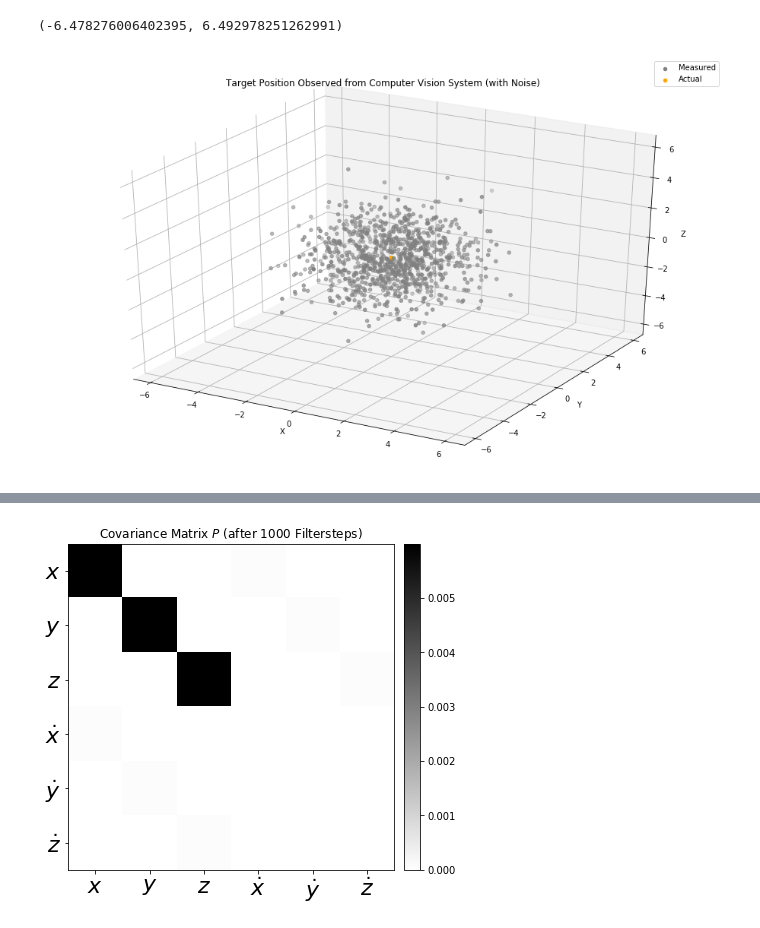
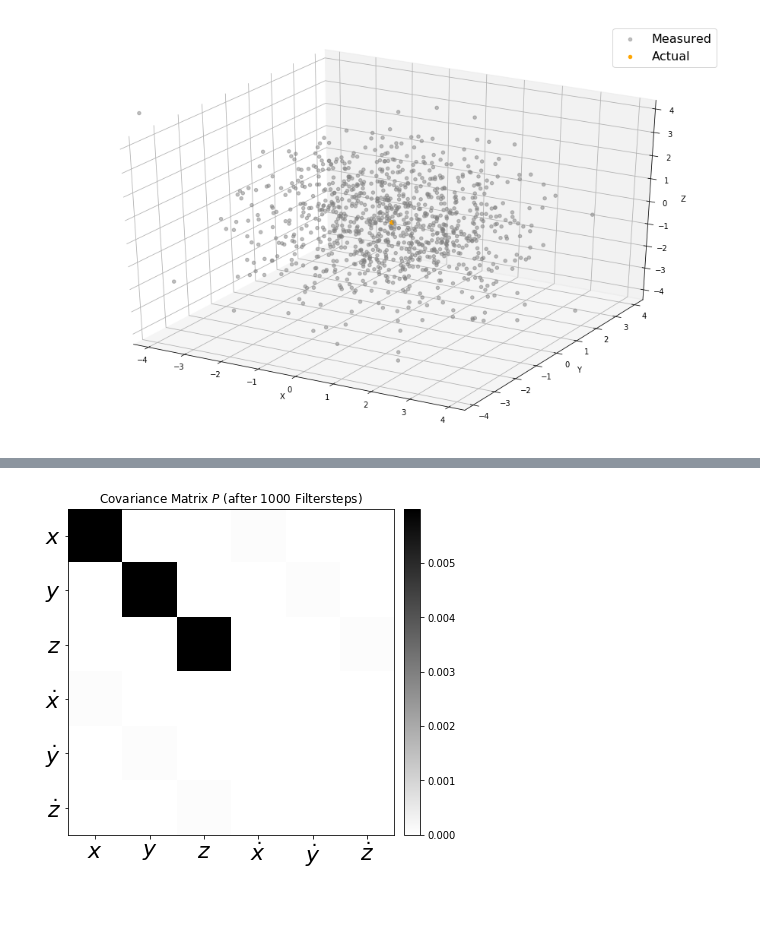
Before and after one commit to diggerdata/kolt_kalman_filter, a Jupyter notebook: Kolt-CV.ipynb, the cells around one changed output, grey strips where cells are left out. Cells and saved outputs as stored; diff of their text form; code cells hidden in the pictures.

```diff
--- a/Kolt-CV.ipynb
+++ b/Kolt-CV.ipynb
@@ -71,28 +219,29 @@ measurements = np.vstack((Xm,Ym,Zm))
 # %%
 fig = plt.figure(figsize=(16,10))
 ax = fig.add_subplot(111, projection='3d')
 # ax.scatter(cXm,cYm,cXm, label='Camera Measured Position')
-ax.scatter(Xm, Ym, Zm, c='gray', label='Measured')
+ax.scatter(Xm, Ym, Zm, c='gray', label='Measured', alpha=0.5)
 ax.scatter(Xr, Yr, Zr, c='orange', label='Actual')
 ax.set_xlabel('X')
 ax.set_ylabel('Y')
 ax.set_zlabel('Z')
-plt.title('Target Position Observed from Computer Vision System (with Noise)')
-plt.legend()
+# plt.title('Target Position Observed from Computer Vision System (with Noise)')
+plt.legend(prop={'size':16})
 
 ax.w_xaxis.set_pane_color((1.0, 1.0, 1.0, 1.0))
 
 # Axis equal
-max_range = np.array([Xm.max()-Xm.min(),Ym.max()-Ym.min(), Zm.max()-Zm.min()]).max() / 2.0
+max_range = np.array([Xm.max()-Xm.min(),Ym.max()-Ym.min(), Zm.max()-Zm.min()]).max() / 2.5
 mean_x = Xm.mean()
 mean_y = Ym.mean()
 mean_z = Zm.mean()
 ax.set_xlim(mean_x - max_range, mean_x + max_range)
 ax.set_ylim(mean_y - max_range, mean_y + max_range)
 ax.set_zlim(mean_z - max_range, mean_z + max_range)
+
+plt.savefig('KF_position_result.png', dpi=150, bbox_inches='tight')
 # %% [output]
-(-6.478276006402395, 6.492978251262991)
-[figure, old version]
+[figure, new version]
 # %%
 xt = []
 yt = []
```
Also changed, not shown: parts of 24 cells of this notebook, 10 other files.
